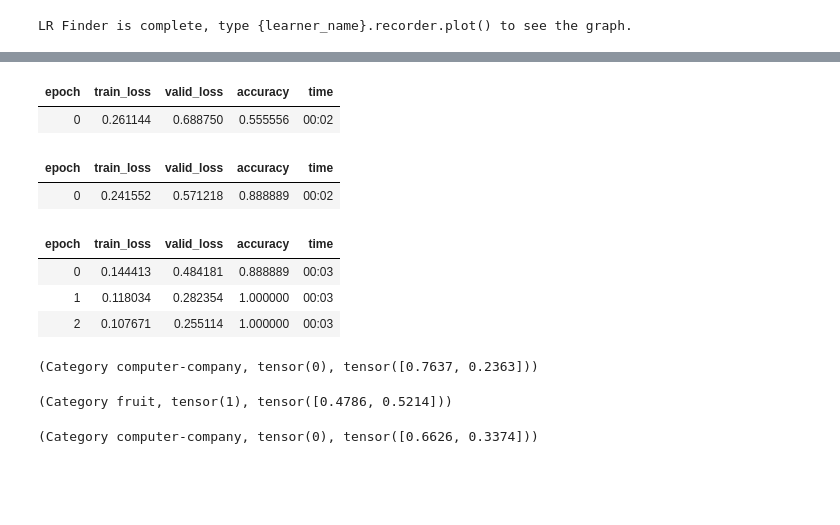
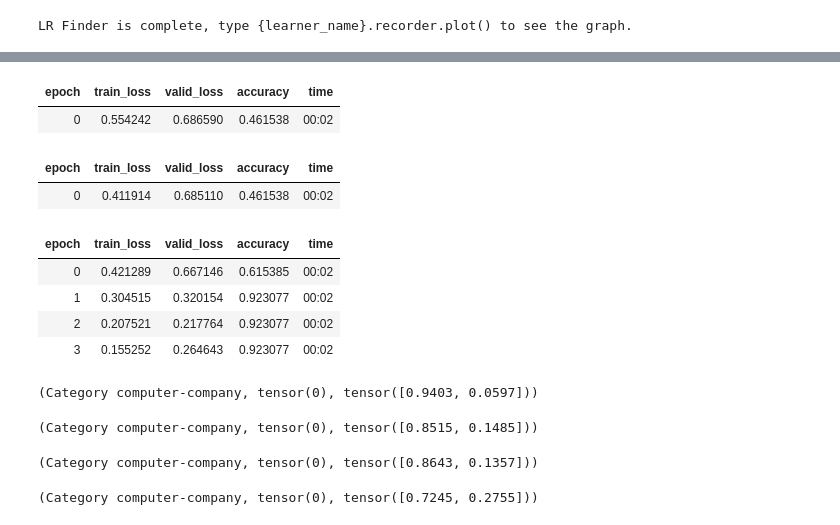
Before and after one commit to maniceet/How-do-you-like-them-Apples, a Jupyter notebook: How_do_you_like_them_apples_(Model_Training).ipynb, the cells around one changed output, grey strips where cells are left out. Saved outputs shown, nothing was run; the diff lists cells and outputs as text; code cells hidden in the pictures; blank space fills up the shorter version.

```diff
--- a/How_do_you_like_them_apples_(Model_Training).ipynb
+++ b/How_do_you_like_them_apples_(Model_Training).ipynb
@@ -257,44 +257,49 @@ learn.save('first')
 learn.load('first');
 # %%
 learn.freeze_to(-2)
-learn.fit_one_cycle(1, slice(1e-3/(2.6**4),1e-3), moms=(0.8,0.7))
+learn.fit_one_cycle(1, slice(1e-2/(2.6**4),1e-2), moms=(0.8,0.7))
 # %% [output]
 | epoch | train_loss | valid_loss | accuracy | time |
-| 0 | 0.261144 | 0.688750 | 0.555556 | 00:02 |
+| 0 | 0.554242 | 0.686590 | 0.461538 | 00:02 |
 # %%
 learn.save('second')
 # %%
 learn.load('second');
 # %%
 learn.freeze_to(-3)
-learn.fit_one_cycle(1, slice(1e-2/(2.6**4),1e-2), moms=(0.8,0.7))
+learn.fit_one_cycle(1, slice(5e-4/(2.6**4),1e-3), moms=(0.8,0.7))
 # %% [output]
 | epoch | train_loss | valid_loss | accuracy | time |
-| 0 | 0.241552 | 0.571218 | 0.888889 | 00:02 |
+| 0 | 0.411914 | 0.685110 | 0.461538 | 00:02 |
 # %%
 learn.save('third')
 # %%
 learn.load('third');
 # %%
 learn.unfreeze()
-learn.fit_one_cycle(3, slice(1e-2/(2.6**4),1e-2), moms=(0.8,0.7))
+learn.fit_one_cycle(4, slice(1e-2/(2.6**4),5e-2), moms=(0.8,0.7))
 # %% [output]
 | epoch | train_loss | valid_loss | accuracy | time |
-| 0 | 0.144413 | 0.484181 | 0.888889 | 00:03 |
-| 1 | 0.118034 | 0.282354 | 1.000000 | 00:03 |
-| 2 | 0.107671 | 0.255114 | 1.000000 | 00:03 |
+| 0 | 0.421289 | 0.667146 | 0.615385 | 00:02 |
+| 1 | 0.304515 | 0.320154 | 0.923077 | 00:02 |
+| 2 | 0.207521 | 0.217764 | 0.923077 | 00:02 |
+| 3 | 0.155252 | 0.264643 | 0.923077 | 00:02 |
 # %%
 learn.save('fine_tuned_classifier')
 # %%
 learn.predict("When Steve Jobs stepped down as Apple's CEO in August 2011, people said it was the end of an era. The departure of Apple design chief Jony Ive, announced Thursday, is the latest sign of the new Apple. \
 For the past couple of decades, Apple has gone through one of the most dramatic resurgences in history. Its tale of dramatic rise under co-founder Jobs, its decline and near death after his ouster, and then its rebirth are the stuff of Silicon Valley legend")
 # %% [output]
-(Category computer-company, tensor(0), tensor([0.7637, 0.2363]))
+(Category computer-company, tensor(0), tensor([0.9403, 0.0597]))
 # %%
 learn.predict('ve and Jobs were close friends, bonding over frequent lunches and a similar sensibility for design. "We on the first meeting, in a quite shocking way, really did click," Ive said in a rare interview in 2017. "We just established an immediate understanding."')
 # %% [output]
-(Category fruit, tensor(1), tensor([0.4786, 0.5214]))
+(Category computer-company, tensor(0), tensor([0.8515, 0.1485]))
 # %%
 learn.predict('The departure of Ive, whose soft, British voice introduced Apple hardware in countless sizzle reels, is the latest sign of major shifts within Apple. The company grew to become one of the worlds most profitable and highly valued companies, worth nearly $1 trillion, on the back of the iPhone.')
 # %% [output]
-(Category computer-company, tensor(0), tensor([0.6626, 0.3374]))
+(Category computer-company, tensor(0), tensor([0.8643, 0.1357]))
+# %%
+learn.predict('The gardens of Kashmir have the best Apples grown all over the world')
+# %% [output]
+(Category computer-company, tensor(0), tensor([0.7245, 0.2755]))
```
Also changed, not shown: parts of 16 cells of this notebook.
